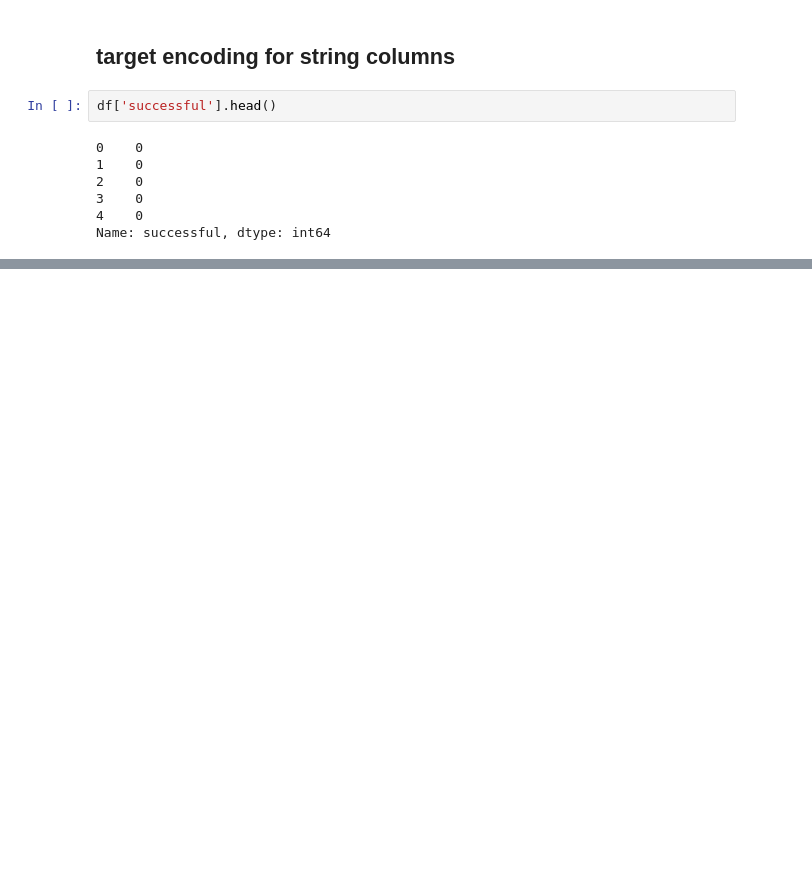
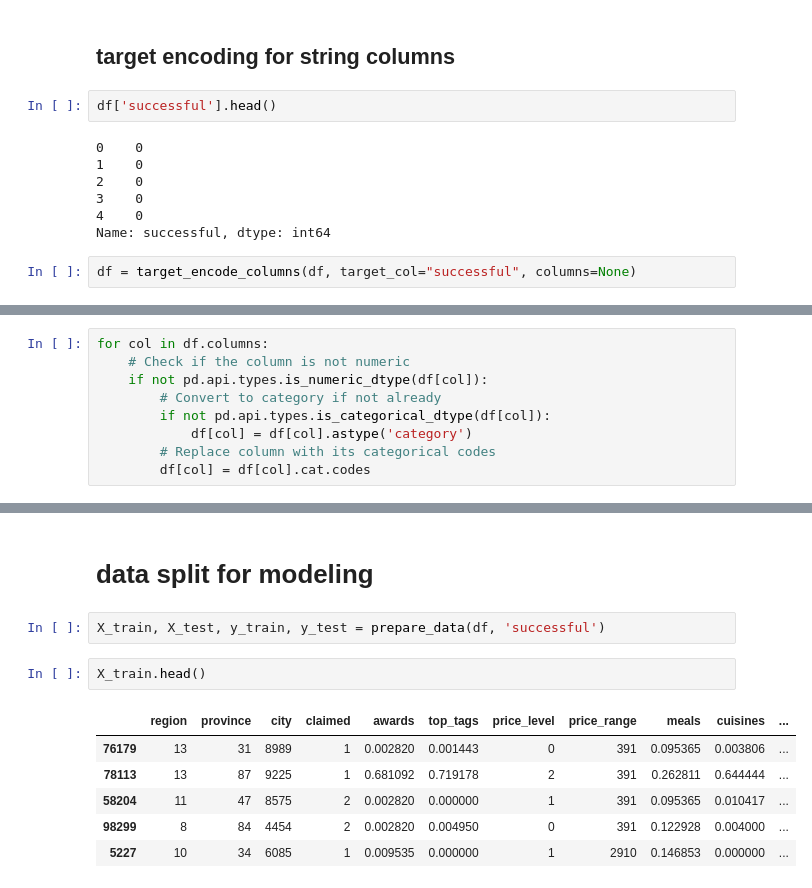
Before and after one commit to idoschw3/french_resturants, a Jupyter notebook: notebooks/04_model_preparation.ipynb, the cells around one changed output, grey strips where cells are left out. Saved outputs shown, nothing was run; the diff lists cells and outputs as text; blank space fills up the shorter version.

```diff
--- a/notebooks/04_model_preparation.ipynb
+++ b/notebooks/04_model_preparation.ipynb
@@ -93,3 +93,5 @@ df['successful'].head()
 3    0
 4    0
 Name: successful, dtype: int64
+# %%
+df = target_encode_columns(df, target_col="successful", columns=None)
@@ -95,0 +100,9 @@ Name: successful, dtype: int64
+# %%
+for col in df.columns:
+    # Check if the column is not numeric
+    if not pd.api.types.is_numeric_dtype(df[col]):
+        # Convert to category if not already
+        if not pd.api.types.is_categorical_dtype(df[col]):
+            df[col] = df[col].astype('category')
+        # Replace column with its categorical codes
+        df[col] = df[col].cat.codes
@@ -95,0 +121,13 @@ Name: successful, dtype: int64
+# %% [markdown]
+# data split for modeling
+# %%
+X_train, X_test, y_train, y_test = prepare_data(df, 'successful')
+# %%
+X_train.head()
+# %% [output]
+|  | region | province | city | claimed | awards | top_tags | price_level | price_range | meals | cuisines | ... |
+| 76179 | 13 | 31 | 8989 | 1 | 0.002820 | 0.001443 | 0 | 391 | 0.095365 | 0.003806 | ... |
+| 78113 | 13 | 87 | 9225 | 1 | 0.681092 | 0.719178 | 2 | 391 | 0.262811 | 0.644444 | ... |
+| 58204 | 11 | 47 | 8575 | 2 | 0.002820 | 0.000000 | 1 | 391 | 0.095365 | 0.010417 | ... |
+| 98299 | 8 | 84 | 4454 | 2 | 0.002820 | 0.004950 | 0 | 391 | 0.122928 | 0.004000 | ... |
+| 5227 | 10 | 34 | 6085 | 1 | 0.009535 | 0.000000 | 1 | 2910 | 0.146853 | 0.000000 | ... |
```
Also changed, not shown: parts of 9 cells of this notebook.
